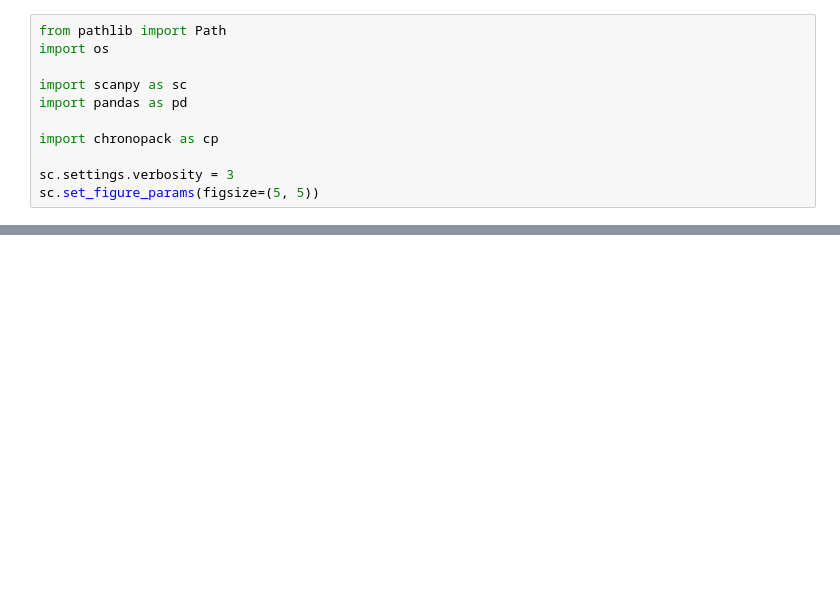
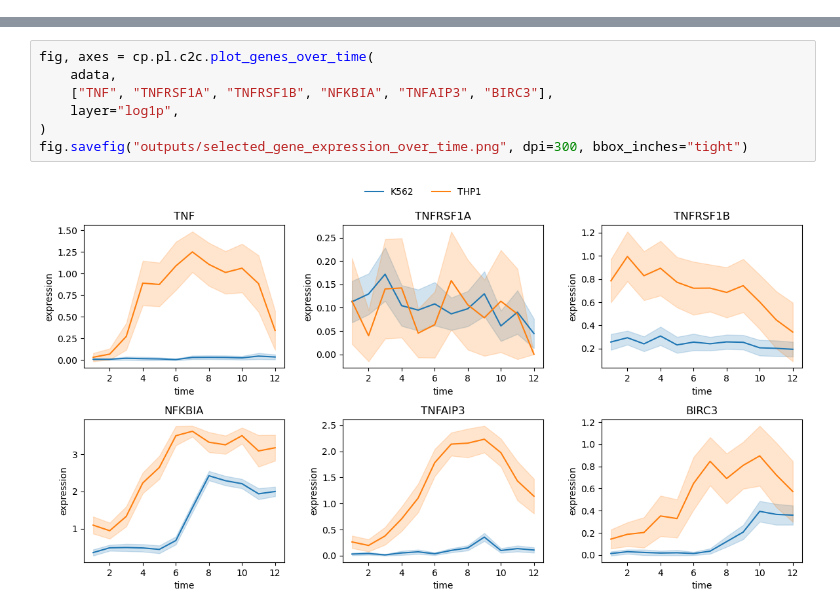
Before and after one commit to Wang-lab-UCSD/ChronoPack, a Jupyter notebook: c2c/CellCommunication.ipynb, the cells around one changed output, grey strips where cells are left out. Drawn from its saved outputs; the diff is of its cells as text; blank space fills up the shorter version.

```diff
--- a/c2c/CellCommunication.ipynb
+++ b/c2c/CellCommunication.ipynb
@@ -5,11 +0,0 @@ Package-backed ChronoPack temporal cell-cell communication workflow. The noteboo
-# %%
-from pathlib import Path
-import os
-
-import scanpy as sc
-import pandas as pd
-
-import chronopack as cp
-
-sc.settings.verbosity = 3
-sc.set_figure_params(figsize=(5, 5))
@@ -157,0 +101,9 @@ fig.savefig(OUTPUT_DIR / "selected_gene_expression_over_time.png", dpi=300, bbox
+# %%
+fig, axes = cp.pl.c2c.plot_genes_over_time(
+    adata,
+    ["TNF", "TNFRSF1A", "TNFRSF1B", "NFKBIA", "TNFAIP3", "BIRC3"],
+    layer="log1p",
+)
+fig.savefig("outputs/selected_gene_expression_over_time.png", dpi=300, bbox_inches="tight")
+# %% [output]
+[figure, added]
```
Also changed, not shown: parts of 15 cells of this notebook, 43 other files.
